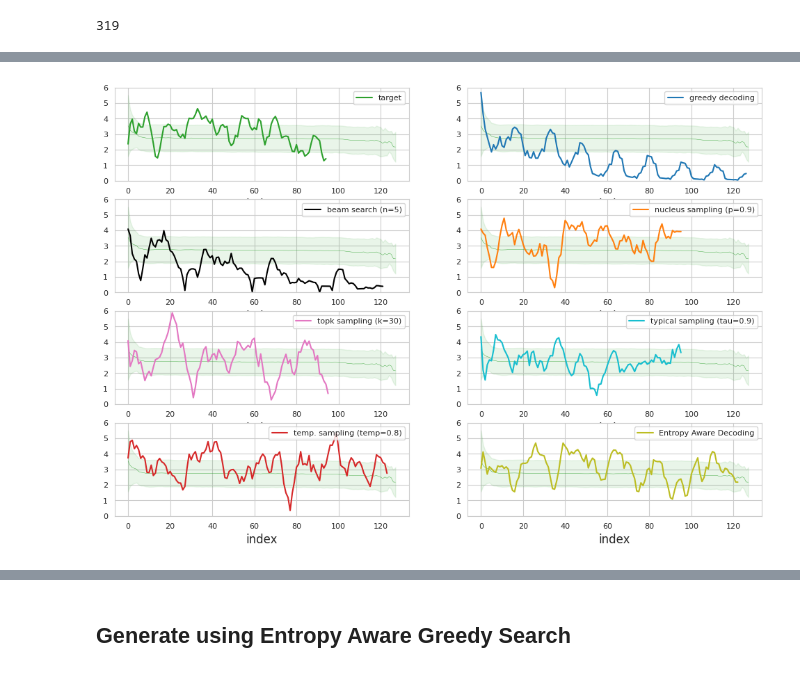
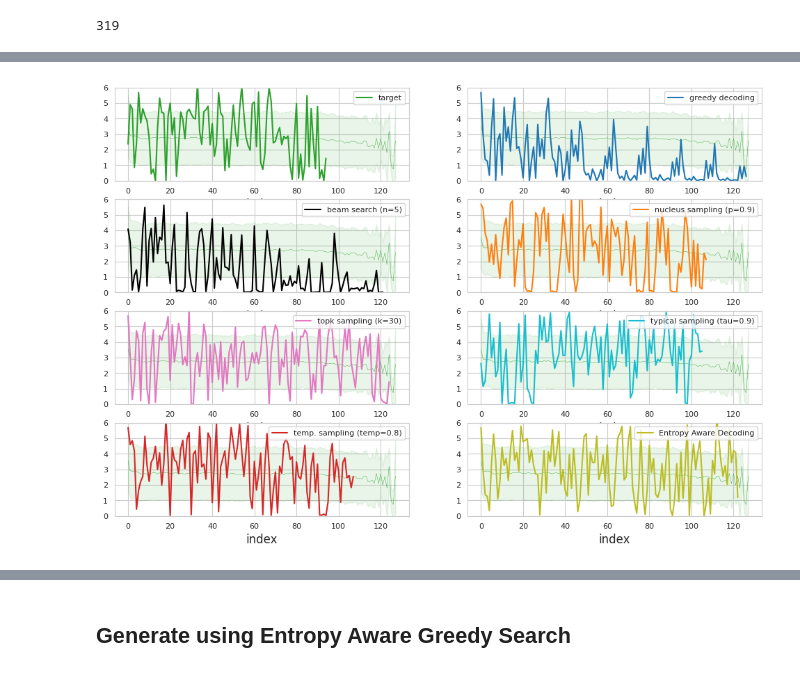
Before and after one commit to kushalarora/stable_entropy_hypothesis, a Jupyter notebook: text_completion/wiki/gpt2_wiki_prompt.ipynb, the cells around one changed output, grey strips where cells are left out. Cells and saved outputs as stored; diff of their text form; code cells hidden in the pictures.

```diff
--- a/text_completion/wiki/gpt2_wiki_prompt.ipynb
+++ b/text_completion/wiki/gpt2_wiki_prompt.ipynb
@@ -40,7 +32,7 @@ To enable them in other operations, rebuild TensorFlow with the appropriate comp
 # %%
 # beautify graphs.
 
-sns.set_style('whitegrid') # darkgrid, white grid, dark, white and ticks
+sns.set_style('white') # darkgrid, white grid, dark, white and ticks
 plt.rc('axes', titlesize=14)     # fontsize of the axes title
 plt.rc('axes', labelsize=12)    # fontsize of the x and y labels
 plt.rc('xtick', labelsize=11)    # fontsize of the tick labels
@@ -169,8 +161,9 @@ def plot_avg_entropies_mean_std(entropies, label=None, ax=None,  color='red', li
 
     ax.set_ylim(0,6)
     ax.fill_between(range(len(entropy_mean)), entropy_mean -  std_dev * entropy_std,
-                                                entropy_mean +  std_dev * entropy_std, alpha=0.1, color=color)
+                                                entropy_mean +  std_dev * entropy_std, alpha=0.1, color=color, linewidth=3)
     # ax=ax.set_xticks(np.arange(len(entropy_mean)), step=100)
+    return ax
 # %% [markdown]
 # Constants
 # %%
@@ -291,6 +312,14 @@ model_beam_dataframe = pd.read_json(gpt2_beam_generation, lines=True)\
                                                  'generation': 'model_text'})
 
 model_temp_dataframe = pd.read_json(gpt2_temp_generation, lines=True)\
+                                .rename(columns={'prefix':'context',
+                                                 'generation': 'model_text'})
+
+model_temp_1_dataframe = pd.read_json(gpt2_temp_1_generation, lines=True)\
+                                .rename(columns={'prefix':'context',
+                                                 'generation': 'model_text'})
+
+model_temp_1_5_dataframe = pd.read_json(gpt2_temp_1_5_generation, lines=True)\
                                 .rename(columns={'prefix':'context',
                                                  'generation': 'model_text'})
 
@@ -408,4 +698,5 @@ EAD Model Text:
 # %%
+STD_DEV=1.0
 lpdh = process_datapoint(
     model=gpt2_model, tokenizer=tokenizer, datapoint=human_datapoint, width=5, max_len=MAX_LEN,
 )
@@ -448,47 +739,47 @@ ead_v4_labeled_datapoint = process_datapoint(
 
 # eabs_labeled_datapoint = process_datapoint(
     # model=gpt2_model, datapoint=eabs_sample,  width=5, max_len=MAX_LEN, tokenizer=tokenizer,
 # )
 
 fig, axs = plt.subplots(4,2, figsize=(12, 8))
-plot_avg_entropies_mean_std(human_ma_entropies,  ax=axs[0, 0], color='tab:green', std_dev=1.0, linewidth=0.3)
-lpdh.plot(x="index", y='entropy_ma', ylim=(0,6), ax=axs[0,0], label='target', color='tab:green')
+plot_avg_entropies_mean_std(human_entropies,  ax=axs[0, 0], color='tab:green', std_dev=STD_DEV, linewidth=0.3)
+lpdh.plot(x="index", y='entropy', ylim=(0,6), ax=axs[0,0], label='target', color='tab:green')
 axs[0,0].legend(fontsize=8, loc="upper right")
 axs[0,0].tick_params(labelsize=8)
 
-plot_avg_entropies_mean_std(human_ma_entropies, ax=axs[0, 1], color='tab:green', std_dev=1.0, linewidth=0.3)
-greedy_labeled_datapoint.plot(x="index", y='entropy_ma', ylim=(0,6), ax=axs[0, 1], label='greedy decoding', color='tab:blue')
+plot_avg_entropies_mean_std(human_entropies, ax=axs[0, 1], color='tab:green', std_dev=STD_DEV, linewidth=0.3)
+greedy_labeled_datapoint.plot(x="index", y='entropy', ylim=(0,6), ax=axs[0, 1], label='greedy decoding', color='tab:blue')
 axs[0, 1].legend(fontsize=8, loc="upper right")
 axs[0, 1].tick_params(labelsize=8)
 
-plot_avg_entropies_mean_std(human_ma_entropies,  ax=axs[1, 0], color='tab:green', std_dev=1.0, linewidth=0.3)
-beam_labeled_datapoint.plot(x="index", y='entropy_ma', ylim=(0,6), ax=axs[1, 0], label='beam search (n=5)', color='black')
+plot_avg_entropies_mean_std(human_entropies,  ax=axs[1, 0], color='tab:green', std_dev=STD_DEV, linewidth=0.3)
+beam_labeled_datapoint.plot(x="index", y='entropy', ylim=(0,6), ax=axs[1, 0], label='beam search (n=5)', color='black')
 axs[1, 0].legend(fontsize=8, loc="upper right")
 axs[1, 0].tick_params(labelsize=8)
 
-plot_avg_entropies_mean_std(human_ma_entropies,  ax=axs[1, 1], color='tab:green', std_dev=1.0, linewidth=0.3)
-nucleus_labeled_datapoint.plot(x="index", y='entropy_ma', ylim=(0,6), ax=axs[1, 1], label='nucleus sampling (p=0.9)', color='tab:orange')
+plot_avg_entropies_mean_std(human_entropies,  ax=axs[1, 1], color='tab:green', std_dev=STD_DEV, linewidth=0.3)
+nucleus_labeled_datapoint.plot(x="index", y='entropy', ylim=(0,6), ax=axs[1, 1], label='nucleus sampling (p=0.9)', color='tab:orange')
 axs[1, 1].legend(fontsize=8, loc="upper right")
 axs[1, 1].tick_params(labelsize=8)
 
-plot_avg_entropies_mean_std(human_ma_entropies,  ax=axs[2,0], color='tab:green', std_dev=1.0, linewidth=0.3)
-topk_labeled_datapoint.plot(x="index", y='entropy_ma', ylim=(0,6), ax=axs[2,0], label='topk sampling (k=30)', color='tab:pink')
+plot_avg_entropies_mean_std(human_entropies,  ax=axs[2,0], color='tab:green', std_dev=STD_DEV, linewidth=0.3)
+topk_labeled_datapoint.plot(x="index", y='entropy', ylim=(0,6), ax=axs[2,0], label='topk sampling (k=30)', color='tab:pink')
 axs[2,0].legend(fontsize=8, loc="upper right")
 axs[2,0].tick_params(labelsize=8)
 
-plot_avg_entropies_mean_std(human_ma_entropies,  ax=axs[2,1], color='tab:green', std_dev=1.0, linewidth=0.3)
-typical_labeled_datapoint.plot(x="index", y='entropy_ma', ylim=(0,6), ax=axs[2,1], label='typical sampling (tau=0.9)', color='tab:cyan')
+plot_avg_entropies_mean_std(human_entropies,  ax=axs[2,1], color='tab:green', std_dev=STD_DEV, linewidth=0.3)
+typical_labeled_datapoint.plot(x="index", y='entropy', ylim=(0,6), ax=axs[2,1], label='typical sampling (tau=0.9)', color='tab:cyan')
 axs[2,1].legend(fontsize=8, loc="upper right")
 axs[2,1].tick_params(labelsize=8)
 
-plot_avg_entropies_mean_std(human_ma_entropies,  ax=axs[3,0],  color='tab:green', std_dev=1.0, linewidth=0.3)
-temp_labeled_datapoint.plot(x="index", y='entropy_ma', ylim=(0,6), ax=axs[3, 0], label='temp. sampling (temp=0.8)', color='tab:red')
+plot_avg_entropies_mean_std(human_entropies,  ax=axs[3,0],  color='tab:green', std_dev=STD_DEV, linewidth=0.3)
+temp_labeled_datapoint.plot(x="index", y='entropy', ylim=(0,6), ax=axs[3, 0], label='temp. sampling (temp=0.8)', color='tab:red')
 axs[3, 0].legend(fontsize=8, loc="upper right")
 axs[3, 0].tick_params(labelsize=8)
 
-plot_avg_entropies_mean_std(human_ma_entropies, ax=axs[3,1], color='tab:green', std_dev=1.0, linewidth=0.3)
-ead_v4_labeled_datapoint.plot(x="index", y='entropy_ma', ylim=(0,6), ax=axs[3, 1], label='Entropy Aware Decoding', color='tab:olive')
+plot_avg_entropies_mean_std(human_entropies, ax=axs[3,1], color='tab:green', std_dev=STD_DEV, linewidth=0.3)
+ead_v4_labeled_datapoint.plot(x="index", y='entropy', ylim=(0,6), ax=axs[3, 1], label='Entropy Aware Decoding', color='tab:olive')
 axs[3, 1].legend(fontsize=8, loc="upper right")
 axs[3, 1].tick_params(labelsize=8)
 # %% [output]
-[figure, old version]
+[figure, new version]
```
Also changed, not shown: parts of 32 cells of this notebook, 26 other files.
